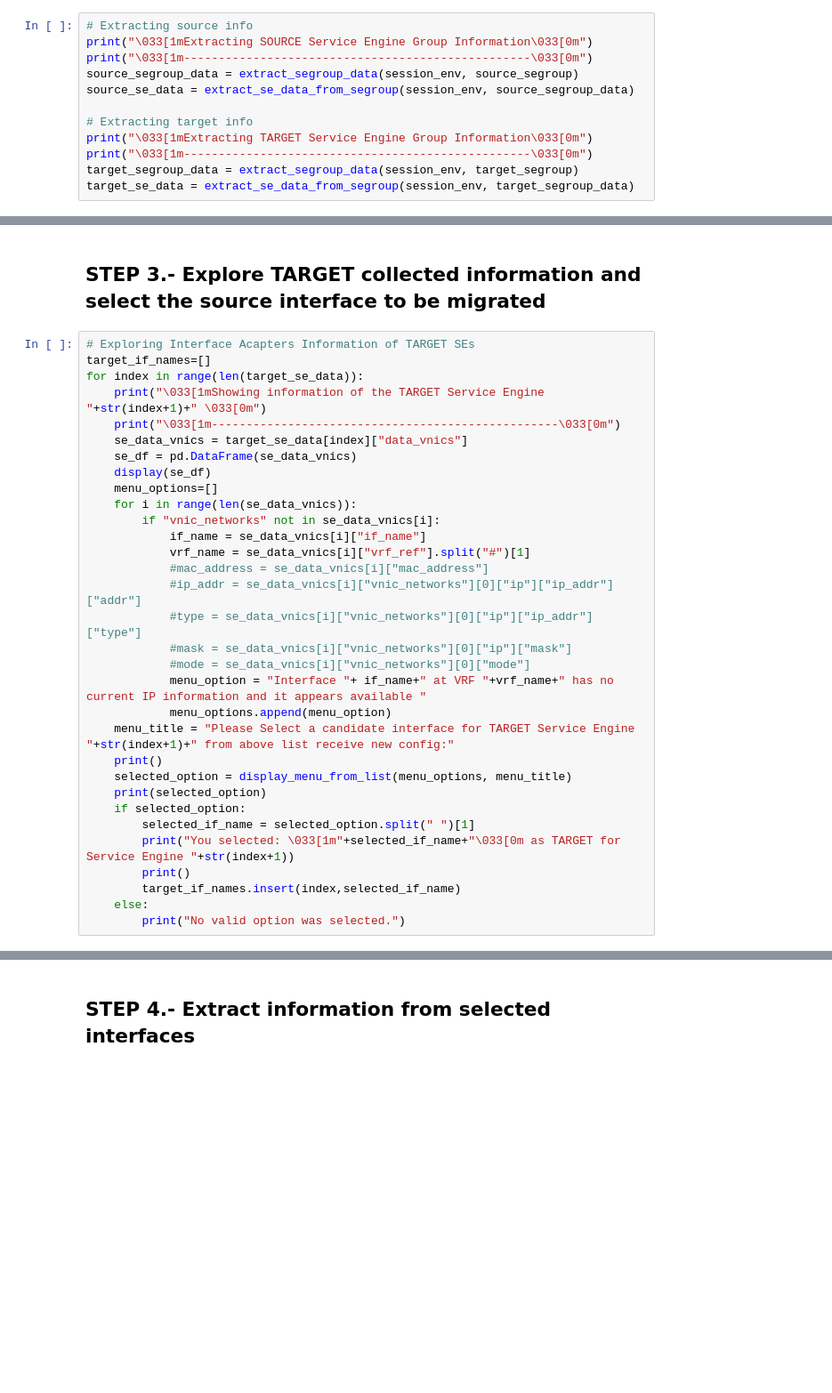
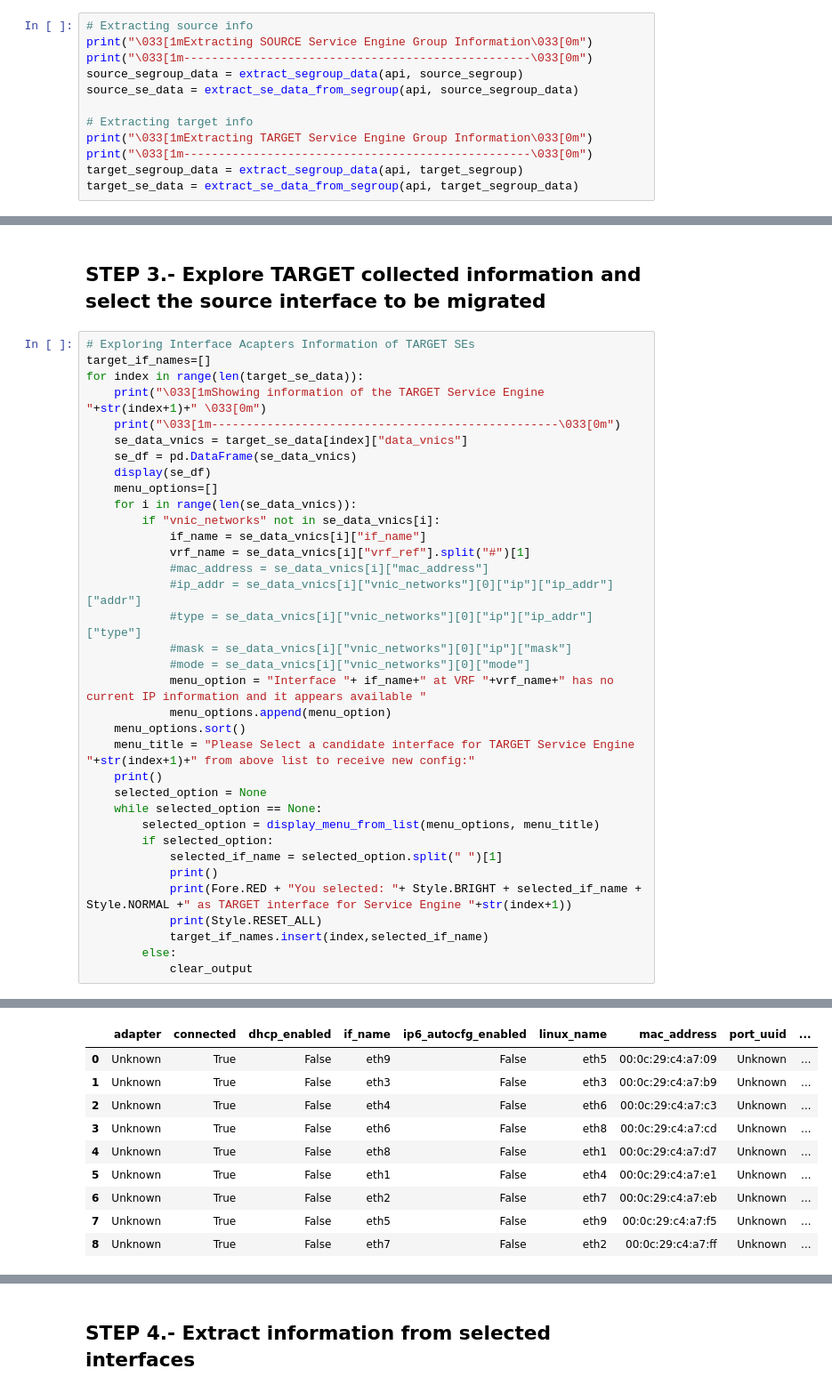
Before and after one commit to jhasensio/AVI_PLAYGROUND, a Jupyter notebook: AVI_3_Migration_Example.ipynb, the cells around one changed output, grey strips where cells are left out. Shown at 89% size. Cells and saved outputs as stored; diff of their text form; blank space fills up the shorter version.

```diff
--- a/AVI_3_Migration_Example.ipynb
+++ b/AVI_3_Migration_Example.ipynb
@@ -159,14 +160,14 @@ The first step is to gather SE Group Information
 # Extracting source info
 print("\033[1mExtracting SOURCE Service Engine Group Information\033[0m")
 print("\033[1m--------------------------------------------------\033[0m")
-source_segroup_data = extract_segroup_data(session_env, source_segroup)
-source_se_data = extract_se_data_from_segroup(session_env, source_segroup_data)
+source_segroup_data = extract_segroup_data(api, source_segroup)
+source_se_data = extract_se_data_from_segroup(api, source_segroup_data)
 
 # Extracting target info
 print("\033[1mExtracting TARGET Service Engine Group Information\033[0m")
 print("\033[1m--------------------------------------------------\033[0m")
-target_segroup_data = extract_segroup_data(session_env, target_segroup)
-target_se_data = extract_se_data_from_segroup(session_env, target_segroup_data)
+target_segroup_data = extract_segroup_data(api, target_segroup)
+target_se_data = extract_se_data_from_segroup(api, target_segroup_data)
 # %% [output]
 Extracting SOURCE Service Engine Group Information
 --------------------------------------------------
@@ -278,14 +285,18 @@ for index in range(len(target_se_data)):
             #mode = se_data_vnics[i]["vnic_networks"][0]["mode"]
             menu_option = "Interface "+ if_name+" at VRF "+vrf_name+" has no current IP information and it appears available "
             menu_options.append(menu_option)
-    menu_title = "Please Select a candidate interface for TARGET Service Engine "+str(index+1)+" from above list receive new config:"
+    menu_options.sort()
+    menu_title = "Please Select a candidate interface for TARGET Service Engine "+str(index+1)+" from above list to receive new config:"
     print()
-    selected_option = display_menu_from_list(menu_options, menu_title)
-    print(selected_option)
-    if selected_option:
-        selected_if_name = selected_option.split(" ")[1]
-        print("You selected: \033[1m"+selected_if_name+"\033[0m as TARGET for Service Engine "+str(index+1))
-        print()
-        target_if_names.insert(index,selected_if_name)
-    else:
-        print("No valid option was selected.")
+    selected_option = None
+    while selected_option == None:
+        selected_option = display_menu_from_list(menu_options, menu_title)
+        if selected_option:
+            selected_if_name = selected_option.split(" ")[1]
+            print()
+            print(Fore.RED + "You selected: "+ Style.BRIGHT + selected_if_name + Style.NORMAL +" as TARGET interface for Service Engine "+str(index+1))
+            print(Style.RESET_ALL)
+            target_if_names.insert(index,selected_if_name)
+        else:
+            clear_output
+# %% [output]
@@ -291,0 +305,10 @@ for index in range(len(target_se_data)):
+|  | adapter | connected | dhcp_enabled | if_name | ip6_autocfg_enabled | linux_name | mac_address | port_uuid | ... |
+| 0 | Unknown | True | False | eth9 | False | eth5 | 00:0c:29:c4:a7:09 | Unknown | ... |
+| 1 | Unknown | True | False | eth3 | False | eth3 | 00:0c:29:c4:a7:b9 | Unknown | ... |
+| 2 | Unknown | True | False | eth4 | False | eth6 | 00:0c:29:c4:a7:c3 | Unknown | ... |
+| 3 | Unknown | True | False | eth6 | False | eth8 | 00:0c:29:c4:a7:cd | Unknown | ... |
+| 4 | Unknown | True | False | eth8 | False | eth1 | 00:0c:29:c4:a7:d7 | Unknown | ... |
+| 5 | Unknown | True | False | eth1 | False | eth4 | 00:0c:29:c4:a7:e1 | Unknown | ... |
+| 6 | Unknown | True | False | eth2 | False | eth7 | 00:0c:29:c4:a7:eb | Unknown | ... |
+| 7 | Unknown | True | False | eth5 | False | eth9 | 00:0c:29:c4:a7:f5 | Unknown | ... |
+| 8 | Unknown | True | False | eth7 | False | eth2 | 00:0c:29:c4:a7:ff | Unknown | ... |
```
Also changed, not shown: parts of 27 cells of this notebook, 5 other files.
